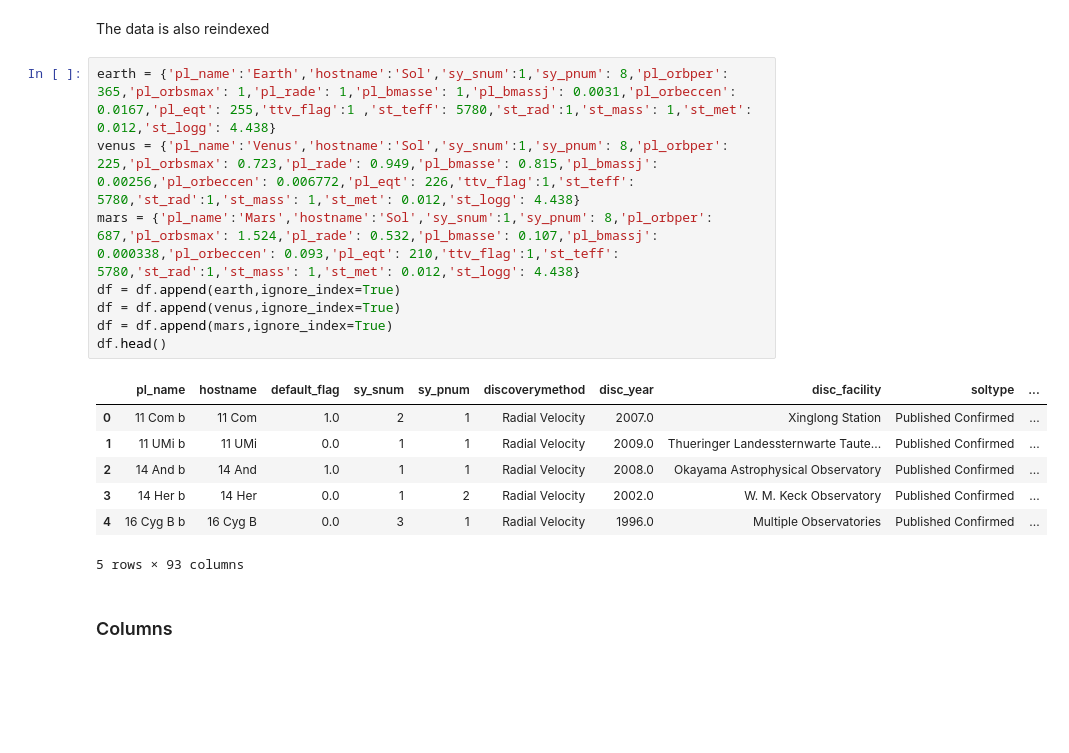
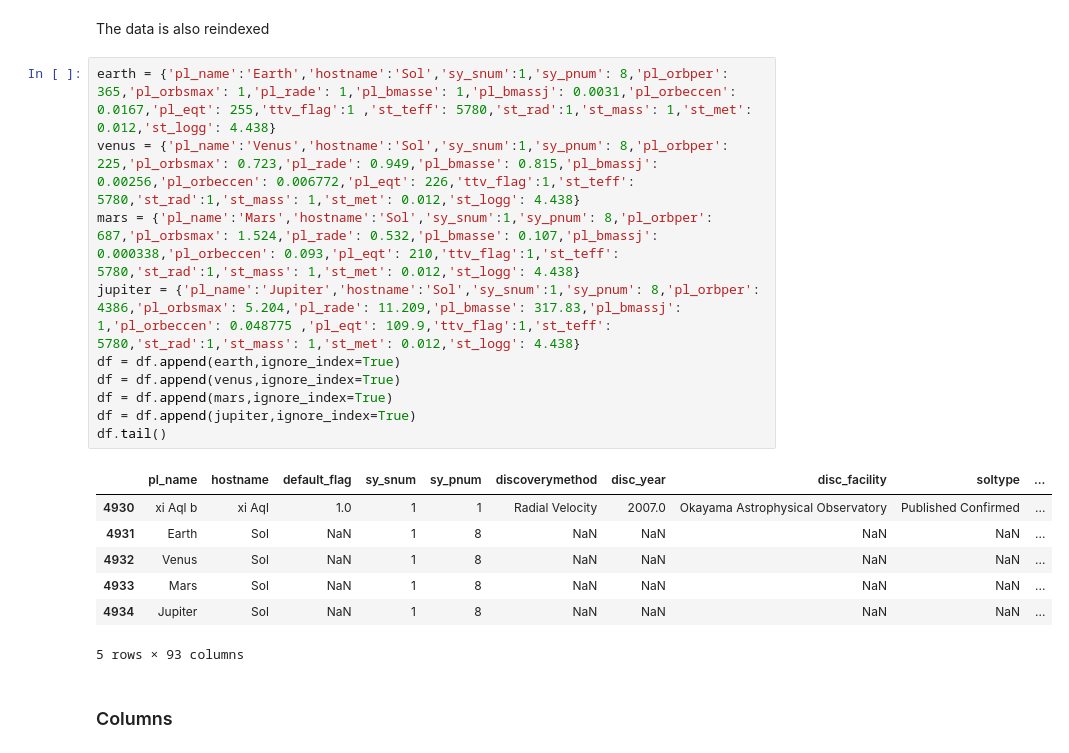
Before and after one commit to hikmetguner/exoplanet-habitability, a Jupyter notebook: bbm467_template_EN.ipynb, the cells around one changed output. Drawn from its saved outputs; the diff is of its cells as text; blank space fills up the shorter version.

```diff
--- a/bbm467_template_EN.ipynb
+++ b/bbm467_template_EN.ipynb
@@ -174,18 +174,20 @@ The data is also reindexed
 # %%
 earth = {'pl_name':'Earth','hostname':'Sol','sy_snum':1,'sy_pnum': 8,'pl_orbper': 365,'pl_orbsmax': 1,'pl_rade': 1,'pl_bmasse': 1,'pl_bmassj': 0.0031,'pl_orbeccen': 0.0167,'pl_eqt': 255,'ttv_flag':1 ,'st_teff': 5780,'st_rad':1,'st_mass': 1,'st_met': 0.012,'st_logg': 4.438}
 venus = {'pl_name':'Venus','hostname':'Sol','sy_snum':1,'sy_pnum': 8,'pl_orbper': 225,'pl_orbsmax': 0.723,'pl_rade': 0.949,'pl_bmasse': 0.815,'pl_bmassj': 0.00256,'pl_orbeccen': 0.006772,'pl_eqt': 226,'ttv_flag':1,'st_teff': 5780,'st_rad':1,'st_mass': 1,'st_met': 0.012,'st_logg': 4.438}
 mars = {'pl_name':'Mars','hostname':'Sol','sy_snum':1,'sy_pnum': 8,'pl_orbper': 687,'pl_orbsmax': 1.524,'pl_rade': 0.532,'pl_bmasse': 0.107,'pl_bmassj': 0.000338,'pl_orbeccen': 0.093,'pl_eqt': 210,'ttv_flag':1,'st_teff': 5780,'st_rad':1,'st_mass': 1,'st_met': 0.012,'st_logg': 4.438}
+jupiter = {'pl_name':'Jupiter','hostname':'Sol','sy_snum':1,'sy_pnum': 8,'pl_orbper': 4386,'pl_orbsmax': 5.204,'pl_rade': 11.209,'pl_bmasse': 317.83,'pl_bmassj': 1,'pl_orbeccen': 0.048775 ,'pl_eqt': 109.9,'ttv_flag':1,'st_teff': 5780,'st_rad':1,'st_mass': 1,'st_met': 0.012,'st_logg': 4.438}
 df = df.append(earth,ignore_index=True)
 df = df.append(venus,ignore_index=True)
 df = df.append(mars,ignore_index=True)
-df.head()
+df = df.append(jupiter,ignore_index=True)
+df.tail()
 # %% [output]
 |  | pl_name | hostname | default_flag | sy_snum | sy_pnum | discoverymethod | disc_year | disc_facility | soltype | ... |
-| 0 | 11 Com b | 11 Com | 1.0 | 2 | 1 | Radial Velocity | 2007.0 | Xinglong Station | Published Confirmed | ... |
-| 1 | 11 UMi b | 11 UMi | 0.0 | 1 | 1 | Radial Velocity | 2009.0 | Thueringer Landessternwarte Taute... | Published Confirmed | ... |
-| 2 | 14 And b | 14 And | 1.0 | 1 | 1 | Radial Velocity | 2008.0 | Okayama Astrophysical Observatory | Published Confirmed | ... |
-| 3 | 14 Her b | 14 Her | 0.0 | 1 | 2 | Radial Velocity | 2002.0 | W. M. Keck Observatory | Published Confirmed | ... |
-| 4 | 16 Cyg B b | 16 Cyg B | 0.0 | 3 | 1 | Radial Velocity | 1996.0 | Multiple Observatories | Published Confirmed | ... |
+| 4930 | xi Aql b | xi Aql | 1.0 | 1 | 1 | Radial Velocity | 2007.0 | Okayama Astrophysical Observatory | Published Confirmed | ... |
+| 4931 | Earth | Sol | NaN | 1 | 8 | NaN | NaN | NaN | NaN | ... |
+| 4932 | Venus | Sol | NaN | 1 | 8 | NaN | NaN | NaN | NaN | ... |
+| 4933 | Mars | Sol | NaN | 1 | 8 | NaN | NaN | NaN | NaN | ... |
+| 4934 | Jupiter | Sol | NaN | 1 | 8 | NaN | NaN | NaN | NaN | ... |
 5 rows × 93 columns
 # %% [markdown]
 ### Columns
```
Also changed, not shown: parts of 30 cells of this notebook.
